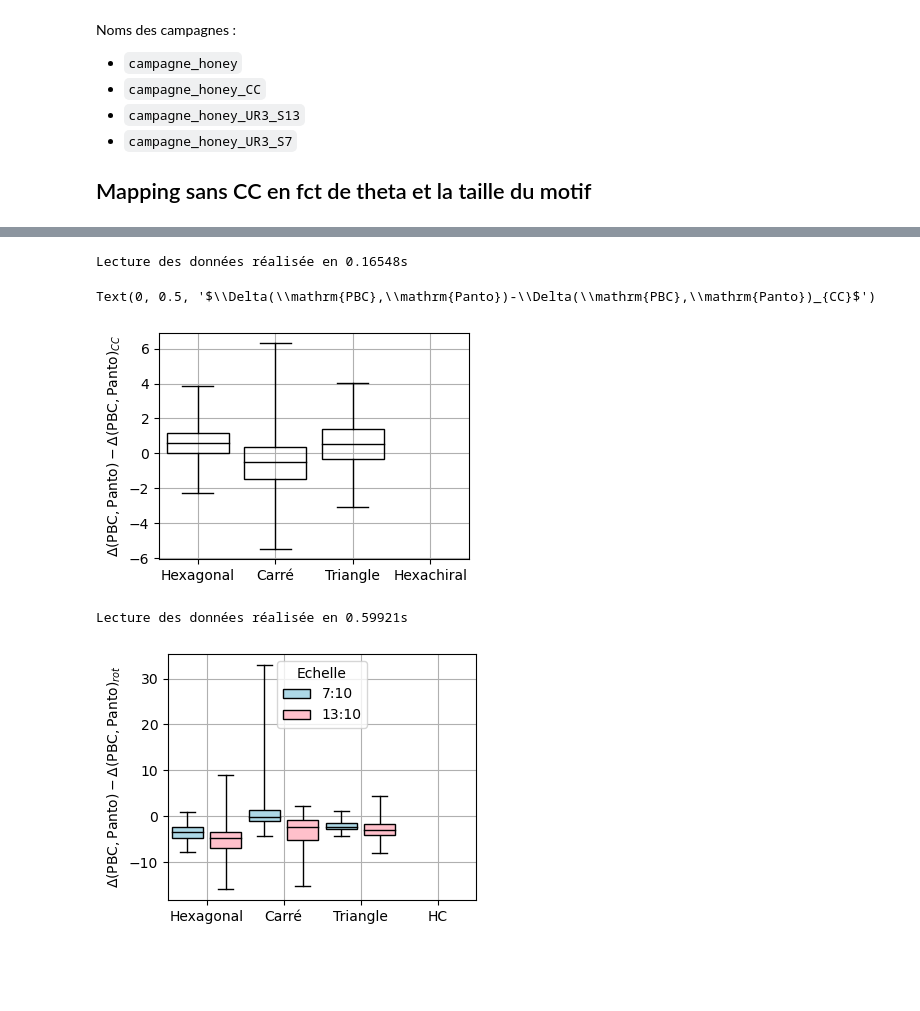
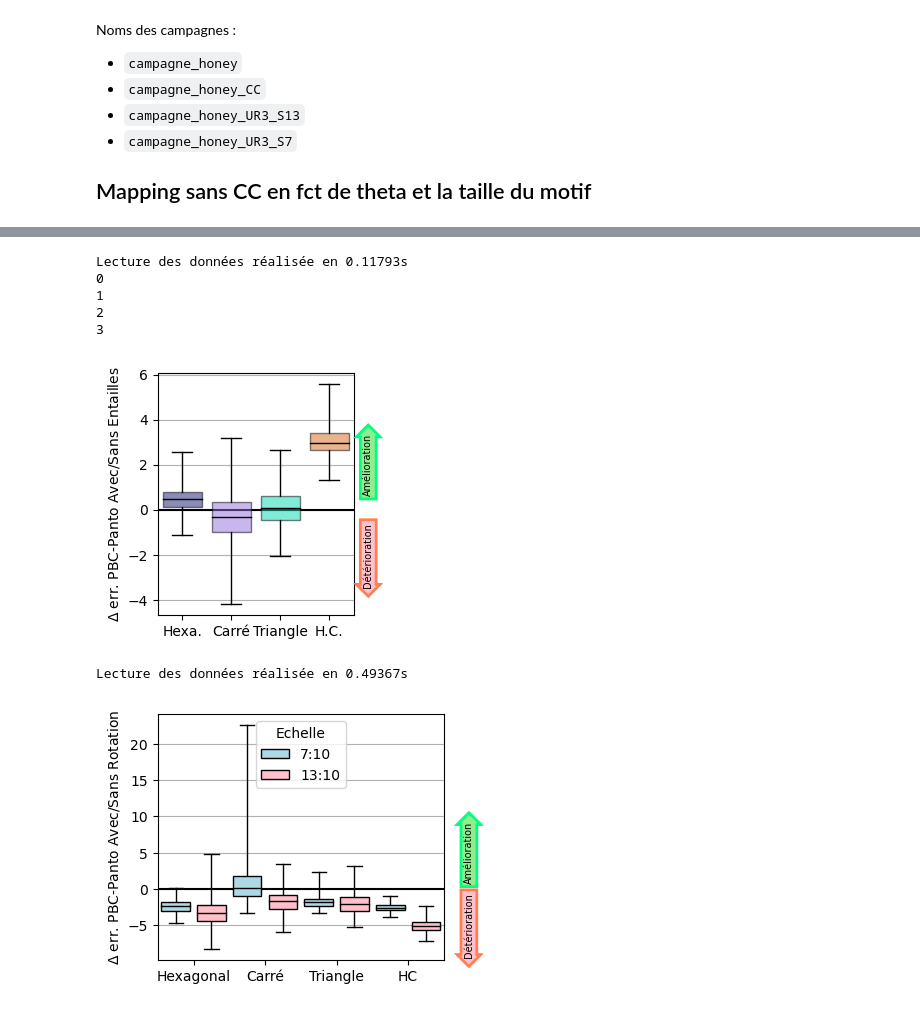
Before and after one commit to h06e/abakubc, a Jupyter notebook: utilities/full_study.ipynb, the cells around one changed output, grey strips where cells are left out. Cells and saved outputs as stored; diff of their text form; code cells hidden in the pictures; blank space fills up the shorter version.

```diff
--- a/utilities/full_study.ipynb
+++ b/utilities/full_study.ipynb
@@ -22,7 +22,7 @@ import numpy as np
 import matplotlib.pyplot as plt
 import matplotlib.lines as mlines
 from math import *
-import os
+from math_func import *
 
 import matplotlib as mpl
 mpl.rcParams['figure.dpi'] = 100
@@ -30,6 +30,6 @@ mpl.rcParams['figure.dpi'] = 100
 
 campagnes = ['campagne_honey','campagne_carre','campagne_trian', 'campagne_hexac']
 # Can be long the first time
-data=read_data_from_campaigns(campagnes)
+data=read_data_from_database(campagnes)
 data_bulk = get_bulk_data(data)
 # %% [output]
@@ -206,37 +331,58 @@ for t in t_list:
 # %%
 
 campagnes_CC = ['campagne_honey_CC','campagne_carre_CC','campagne_trian_CC', 'campagne_hexac_CC']
 # Can be long the first time
-data_CC=read_data_from_campaigns(campagnes_CC)
+data_CC=read_data_from_database(campagnes_CC)
 data_CC_bulk = get_bulk_data(data_CC)
 
 
 amelioration=[[] for i in range(4)]
 eoi=(0,3)
 
 for c_name, campagne in data_CC.items():
     geo_idx = campagnes_CC.index(c_name)
+    print(geo_idx)
     for test_id, test in campagne.items():
         try:
             ref=data_bulk[test_id.replace('CC','')]
         except:
             print(f'{test_id} non trouvé')
             continue
-        amelioration[geo_idx].append(-(test.get_err(eoi)-ref.get_err(eoi)))
+        amelioration[geo_idx].append(-(test.get_error(eoi)-ref.get_error(eoi)))
 
 
-plt.figure(figsize=(4, 3))
-bp=plt.boxplot(amelioration, patch_artist=True, whis=(0, 100), medianprops={
-            'color': 'k'}, boxprops={'fill': False},widths=0.8)
+plt.figure(figsize=(3, 3))
+plt.axhline(0, color='black')
+for i_geo in range(4):
+    plt.boxplot([amelioration[i_geo]], patch_artist=True, whis=(0, 100), medianprops={
+                'color': 'k'},boxprops={'facecolor':colors[i_geo],'alpha':0.5},widths=0.8,positions=[i_geo+1])
 
-plt.grid()
+# plt.boxplot(amelioration, patch_artist=True, whis=(0, 100), medianprops={
+#                 'color': 'k'},widths=0.8)
 
-plt.xticks(range(1,5),['Hexagonal', 'Carré', 'Triangle', 'Hexachiral'])
-plt.ylabel(r'$\Delta(\mathrm{PBC},\mathrm{Panto})-\Delta(\mathrm{PBC},\mathrm{Panto})_{CC}$')
+plt.text(4.8, 2, "Amélioration",
+            ha="center", va="center", rotation=90, size=7,
+            bbox=dict(boxstyle="rarrow,pad=0.3",
+                      fc="lightgreen", ec="springgreen", lw=2))
+
+plt.text(4.8, -2, "Détérioration",
+            ha="center", va="center", rotation=90, size=7,
+            bbox=dict(boxstyle="larrow,pad=0.3",
+                      fc="pink", ec="coral", lw=2))
+plt.grid(axis='y')
+
+plt.xticks(range(1,5),['Hexa.', 'Carré', 'Triangle', 'H.C.'])
+plt.ylabel(r'$\Delta$ err. PBC-Panto Avec/Sans Entailles')
+
+
+plt.tight_layout()
 # %% [output]
-Lecture des données réalisée en 0.16548s
+Lecture des données réalisée en 0.11793s
+0
+1
+2
+3
-Text(0, 0.5, '$\\Delta(\\mathrm{PBC},\\mathrm{Panto})-\\Delta(\\mathrm{PBC},\\mathrm{Panto})_{CC}$')
-[figure, old version]
+[figure, new version]
 # %%
 
 campagnes_R3 = ['campagne_honey_UR3_S7','campagne_honey_UR3_S13',
@@ -244,7 +390,7 @@ campagnes_R3 = ['campagne_honey_UR3_S7','campagne_honey_UR3_S13',
                 'campagne_trian_UR3_S7','campagne_trian_UR3_S13',
                 'campagne_hexac_UR3_S7','campagne_hexac_UR3_S13']
 # Can be long the first time
-data_R3=read_data_from_campaigns(campagnes_R3)
+data_R3=read_data_from_database(campagnes_R3)
 
 
 
@@ -259,7 +405,7 @@ for c_name, campagne in data_R3.items():
         except:
             print(f'{test_id} non trouvé')
             continue
-        amelioration[geo_idx].append(-(test.get_err(eoi)-ref.get_err(eoi)))
+        amelioration[geo_idx].append(-(test.get_error(eoi)-ref.get_error(eoi)))
 
 
 plt.figure(figsize=(4, 3))
@@ -277,16 +423,26 @@ for bplot in bp['boxes']:
 
 plt.legend([bp['boxes'][0],bp['boxes'][1]],['7:10','13:10'], title='Echelle',
            fancybox=True,loc='upper center',)
-plt.grid()
+plt.grid(axis='y')
+plt.text(9.2, 5, "Amélioration",
+            ha="center", va="center", rotation=90, size=7,
+            bbox=dict(boxstyle="rarrow,pad=0.3",
+                      fc="lightgreen", ec="springgreen", lw=2))
+
+plt.text(9.2, -5, "Détérioration",
+            ha="center", va="center", rotation=90, size=7,
+            bbox=dict(boxstyle="larrow,pad=0.3",
+                      fc="pink", ec="coral", lw=2))
 
 plt.xticks([1.5,3.5,5.5,7.5],['Hexagonal', 'Carré', 'Triangle', 'HC'])
-plt.ylabel(r'$\Delta(\mathrm{PBC},\mathrm{Panto})-\Delta(\mathrm{PBC},\mathrm{Panto})_{rot}$')
+plt.ylabel(r'$\Delta$ err. PBC-Panto Avec/Sans Rotation')
+plt.axhline(0, color='black')
 
 plt.tight_layout()
 plt.savefig('images/UR3_effect.pdf')
 # %% [output]
-Lecture des données réalisée en 0.59921s
+Lecture des données réalisée en 0.49367s
-[figure, old version]
+[figure, new version]
 # %%
 
 def err_per_number_of_ms(data: dict[Test], eoi:tuple=(0,3), step:float=0.9, width:float=0.1) -> None:
```
Also changed, not shown: parts of 10 cells of this notebook, 51 other files.
